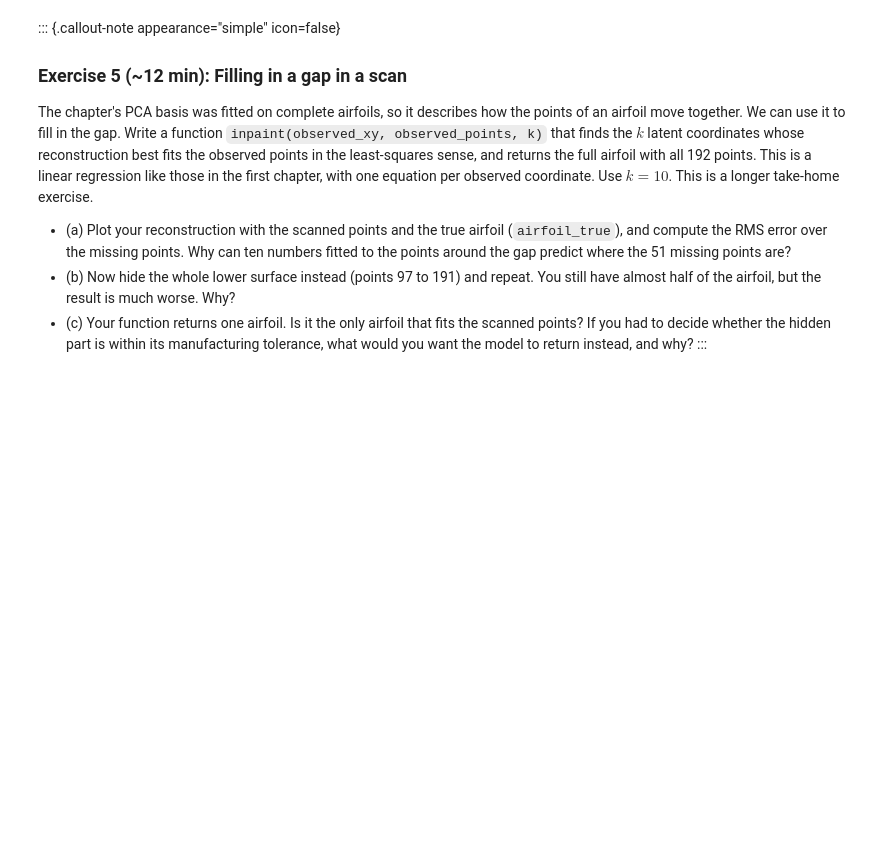
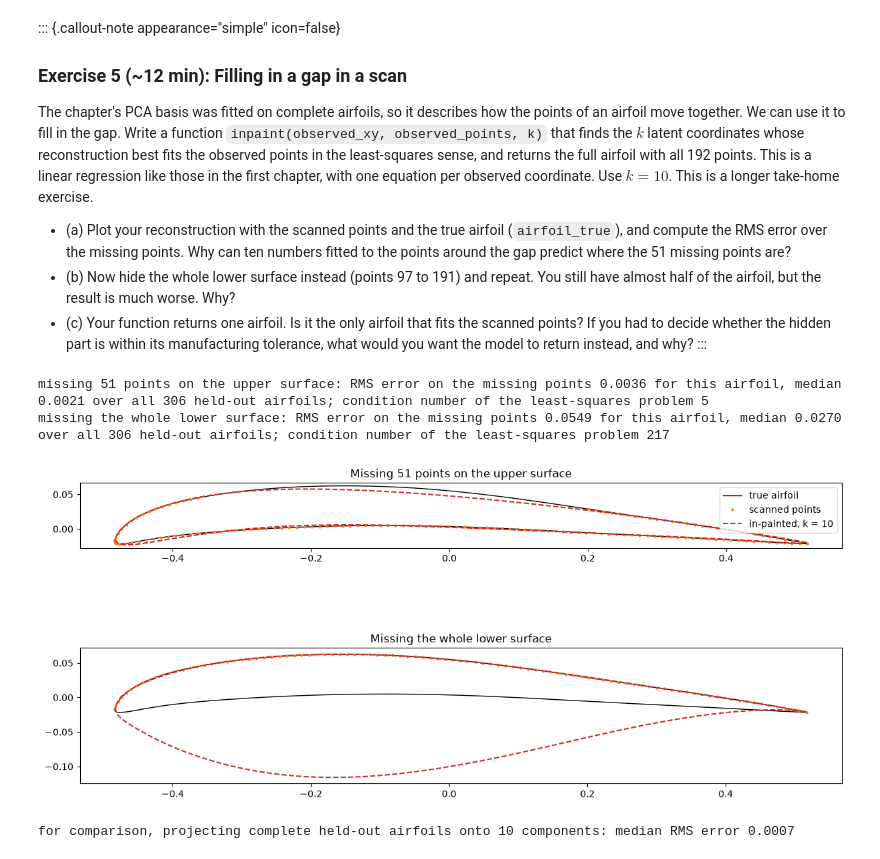
Before and after one commit to aapaul29/ML_for_MechEng, a Jupyter notebook: part1/linear_decompositions.ipynb, the cells around one changed output. Saved outputs shown, nothing was run; the diff lists cells and outputs as text; code cells hidden in the pictures; blank space fills up the shorter version.

```diff
--- a/part1/linear_decompositions.ipynb
+++ b/part1/linear_decompositions.ipynb
@@ -1022,0 +1177,45 @@ The chapter's PCA basis was fitted on complete airfoils, so it describes how the
+# %%
+# You can use this code cell for this exercise, if you like.
+def inpaint(observed_xy, observed_points, k):
+    """Fit k PCA latent coordinates to the observed points only and return the full 384-vector reconstruction."""
+    observed_coords = np.column_stack([2 * observed_points, 2 * observed_points + 1]).ravel()   # x, y of each point
+    W = estimator.components_[:k, observed_coords]                 # rows of W restricted to the observed coordinates
+    target = observed_xy.ravel() - estimator.mean_[observed_coords]
+    z = np.linalg.lstsq(W.T, target, rcond=None)[0]                # one equation per observed coordinate, k unknowns
+    return z @ estimator.components_[:k] + estimator.mean_
+
+
+def gap_error(airfoil, missing_points, k=10):
+    observed_points = np.setdiff1d(np.arange(192), missing_points)
+    reconstruction = inpaint(make_airfoil(airfoil)[observed_points], observed_points, k)
+    error = make_airfoil(reconstruction)[missing_points] - make_airfoil(airfoil)[missing_points]
+    return reconstruction, np.sqrt(np.mean(error ** 2))
+
+
+inpaint_id = 3
+cases = {"51 points on the upper surface": np.arange(30, 81), "the whole lower surface": np.arange(97, 192)}
+fig, axes = plt.subplots(2, 1, figsize=(12, 6), layout='constrained')
+for ax, (name, missing_points) in zip(axes, cases.items()):
+    observed_points = np.setdiff1d(np.arange(192), missing_points)
+    reconstruction, error = gap_error(X_test[inpaint_id], missing_points)
+    over_all = [gap_error(x, missing_points)[1] for x in X_test]
+    observed_coords = np.column_stack([2 * observed_points, 2 * observed_points + 1]).ravel()
+    condition = np.linalg.cond(estimator.components_[:10, observed_coords].T)
+    print(f"missing {name}: RMS error on the missing points {error:.4f} for this airfoil, "
+          f"median {np.median(over_all):.4f} over all 306 held-out airfoils; "
+          f"condition number of the least-squares problem {condition:.0f}")
+    observed_xy = make_airfoil(X_test[inpaint_id])[observed_points]
+    plot_airfoil(X_test[inpaint_id], ax=ax, color='k', linewidth=1, label='true airfoil')
+    ax.plot(observed_xy[:, 0], observed_xy[:, 1], '.', color='C1', markersize=4, label='scanned points')
+    plot_airfoil(reconstruction, ax=ax, color='C3', linestyle='--', label='in-painted, k = 10')
+    ax.set_title(f"Missing {name}")
+axes[0].legend(loc='upper right')
+plt.show()
+
+full_projection = rms_error(X_test, reconstruct_pca(X_test, 10))
+print(f"for comparison, projecting complete held-out airfoils onto 10 components: median RMS error {np.median(full_projection):.4f}")
+# %% [output]
+missing 51 points on the upper surface: RMS error on the missing points 0.0036 for this airfoil, median 0.0021 over all 306 held-out airfoils; condition number of the least-squares problem 5
+missing the whole lower surface: RMS error on the missing points 0.0549 for this airfoil, median 0.0270 over all 306 held-out airfoils; condition number of the least-squares problem 217
+[figure, added]
+for comparison, projecting complete held-out airfoils onto 10 components: median RMS error 0.0007
```
Also changed, not shown: parts of 13 cells of this notebook, 3 other files.
